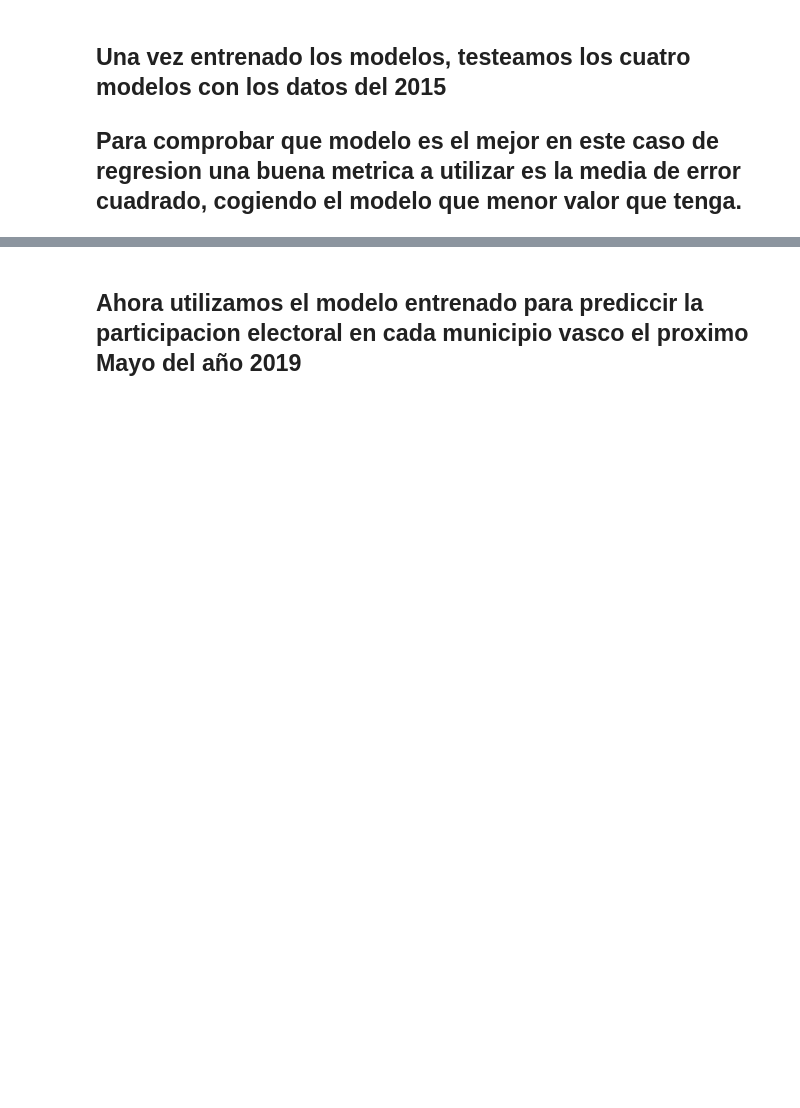
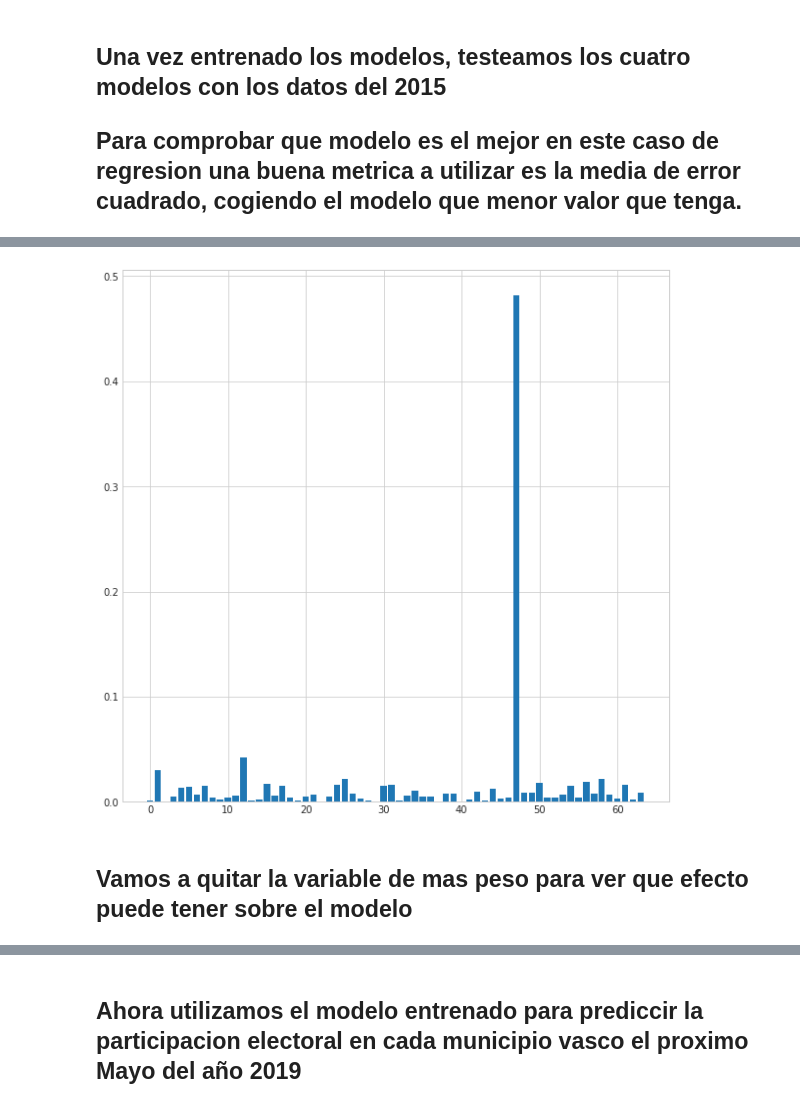
Before and after one commit to UrtziFM/TFM-How-AI-can-finish-with-politicians, a Jupyter notebook: Fifth Step - Making Predictions with Regressions for 2019 participation.ipynb, the cells around one changed output, grey strips where cells are left out. Saved outputs shown, nothing was run; the diff lists cells and outputs as text; code cells hidden in the pictures; blank space fills up the shorter version.

```diff
--- a/Fifth Step - Making Predictions with Regressions for 2019 participation.ipynb
+++ b/Fifth Step - Making Predictions with Regressions for 2019 participation.ipynb
@@ -186,0 +217,8 @@ mean_squared_error(df_2013['2015_elecc'],rmodel.predict(X1))
+# %%
+fig = plt.figure(figsize=(10, 10))
+plt.bar(range(len(rmodel.feature_importances_)), rmodel.feature_importances_)
+plt.show()
+# %% [output]
+[figure, added]
+# %% [markdown]
+##  Vamos a quitar la variable de mas peso para ver que efecto puede tener sobre el modelo
```
Also changed, not shown: parts of 29 cells of this notebook, 2 other files.
